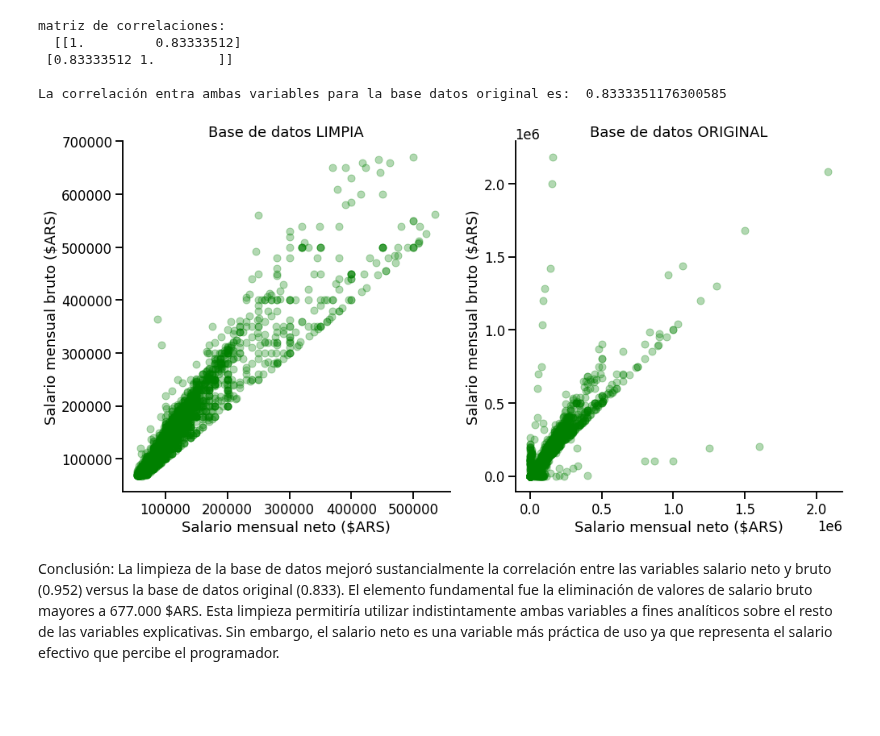
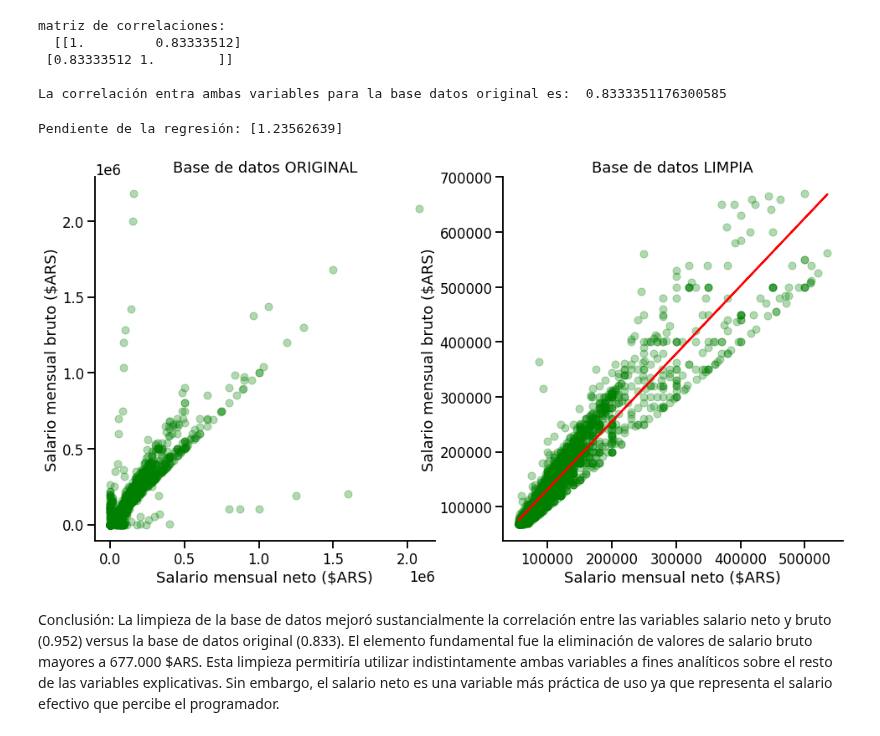
Before and after one commit to pablonicolasr/diplodatos-ayvd-2022-grupo32, a Jupyter notebook: Práctico1_Grupo32.ipynb, the cells around one changed output. Cells and saved outputs as stored; diff of their text form; code cells hidden in the pictures; blank space fills up the shorter version.

```diff
--- a/Práctico1_Grupo32.ipynb
+++ b/Práctico1_Grupo32.ipynb
@@ -494,18 +516,34 @@ matriz de correlaciones:
  [0.83333512 1.        ]]
 
 La correlación entra ambas variables para la base datos original es:  0.8333351176300585
+# %%
+#Cálculo de la pendiente de la regresión
+datos_x = df_finalAsoc[["salary_monthly_NETO"]]
+x_train = np.array(datos_x)
+y_train = df_finalAsoc['salary_monthly_BRUTO'].values
+
+from sklearn import linear_model
+
+regr = linear_model.LinearRegression()
+regr.fit(x_train, y_train)
+y_pred = regr.predict(x_train)
+print("Pendiente de la regresión:", regr.coef_)
+# %% [output]
+Pendiente de la regresión: [1.23562639]
 # %%
 # Gráfico la asociación de variables comparando bases de datos
 fig, axes= plt.subplots(ncols=2, figsize=(16, 8))
-g = sns.regplot(y=df_finalAsoc['salary_monthly_BRUTO'],
-                 x=df_finalAsoc['salary_monthly_NETO'], scatter_kws={'alpha':0.3},ax=axes[0], fit_reg=False, color='g')
-g.set(xlabel="Salario mensual neto ($ARS)", ylabel= "Salario mensual bruto ($ARS)", title="Base de datos LIMPIA")
-m = sns.regplot(y=df_origAsoc['salary_monthly_BRUTO'],
-                 x=df_origAsoc['salary_monthly_NETO'], scatter_kws={'alpha':0.3}, ax=axes[1], fit_reg=False, color='g')
-m.set(xlabel="Salario mensual neto ($ARS)", ylabel= "Salario mensual bruto ($ARS)", title="Base de datos ORIGINAL")
+plt.plot(x_train,y_pred, color='red')
+g = sns.regplot(y=df_origAsoc['salary_monthly_BRUTO'],
+                 x=df_origAsoc['salary_monthly_NETO'], scatter_kws={'alpha':0.3}, fit_reg=False, ax=axes[0], color='g')
+g.set(xlabel="Salario mensual neto ($ARS)", ylabel= "Salario mensual bruto ($ARS)", title="Base de datos ORIGINAL")
+m = sns.regplot(y=df_finalAsoc['salary_monthly_BRUTO'],
+                 x=df_finalAsoc['salary_monthly_NETO'], scatter_kws={'alpha':0.3}, fit_reg=False, ax=axes[1], color='g')
+m.set(xlabel="Salario mensual neto ($ARS)", ylabel= "Salario mensual bruto ($ARS)", title="Base de datos LIMPIA")
+
 sns.despine()
 # %% [output]
-[figure, old version]
+[figure, new version]
 # %% [markdown]
 Conclusión: La limpieza de la base de datos mejoró sustancialmente la correlación entre las variables salario neto y bruto (0.952) versus la base de datos original (0.833). El elemento fundamental fue la eliminación de valores de salario bruto mayores a 677.000 $ARS. Esta limpieza permitiría utilizar indistintamente ambas variables a fines analíticos sobre el resto de las variables explicativas. Sin embargo, el salario neto es una variable más práctica de uso ya que representa el salario efectivo que percibe el programador.
 # %% [markdown]
```
Also changed, not shown: parts of 8 cells of this notebook.
